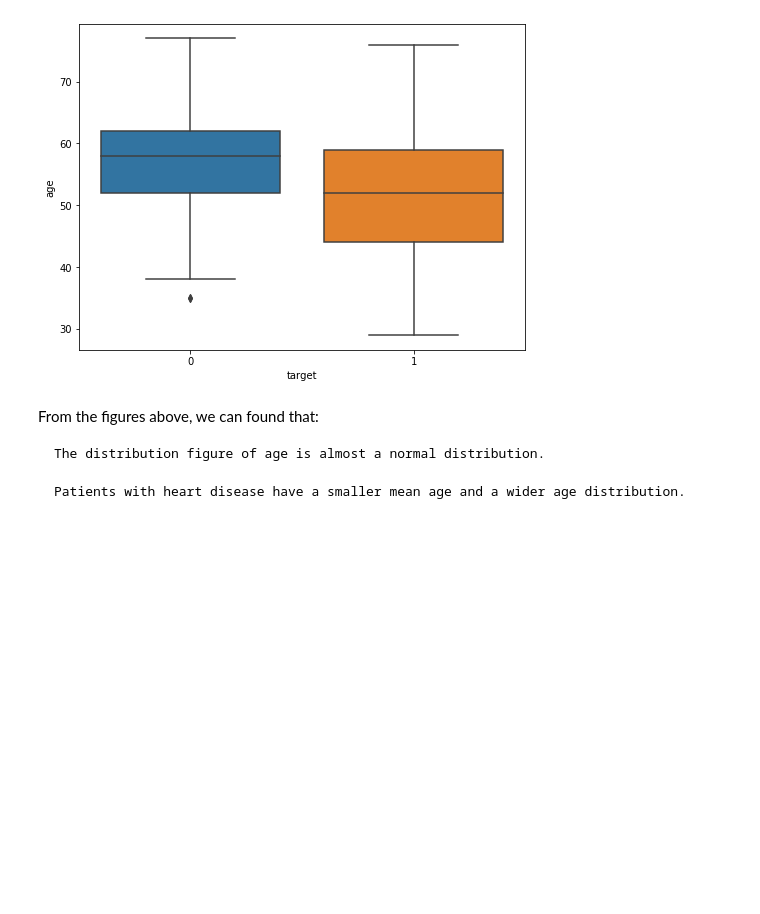
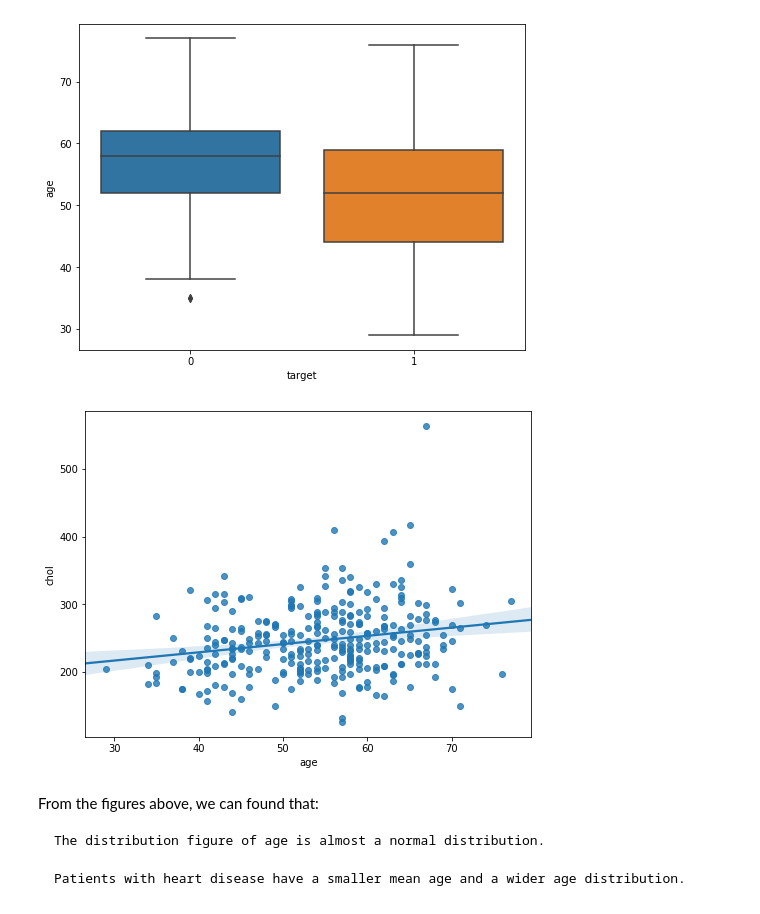
Before and after one commit to qinyu0831/UTS_ML2019, a Jupyter notebook: A2.ipynb, the cells around one changed output. Drawn from its saved outputs; the diff is of its cells as text; code cells hidden in the pictures; blank space fills up the shorter version.

```diff
--- a/A2.ipynb
+++ b/A2.ipynb
@@ -226,6 +243,12 @@ sns.boxplot(x="target", y="age", data=ds)
 plt.show()
 # %% [output]
 [figure]
+# %%
+f, ax = plt.subplots(figsize=(8, 6))
+ax = sns.regplot(x="age", y="chol", data=ds)
+plt.show()
+# %% [output]
+[figure, added]
 # %% [markdown]
 From the figures above, we can found that:
 
```
Also changed, not shown: parts of 2 cells of this notebook, 1 other file.
